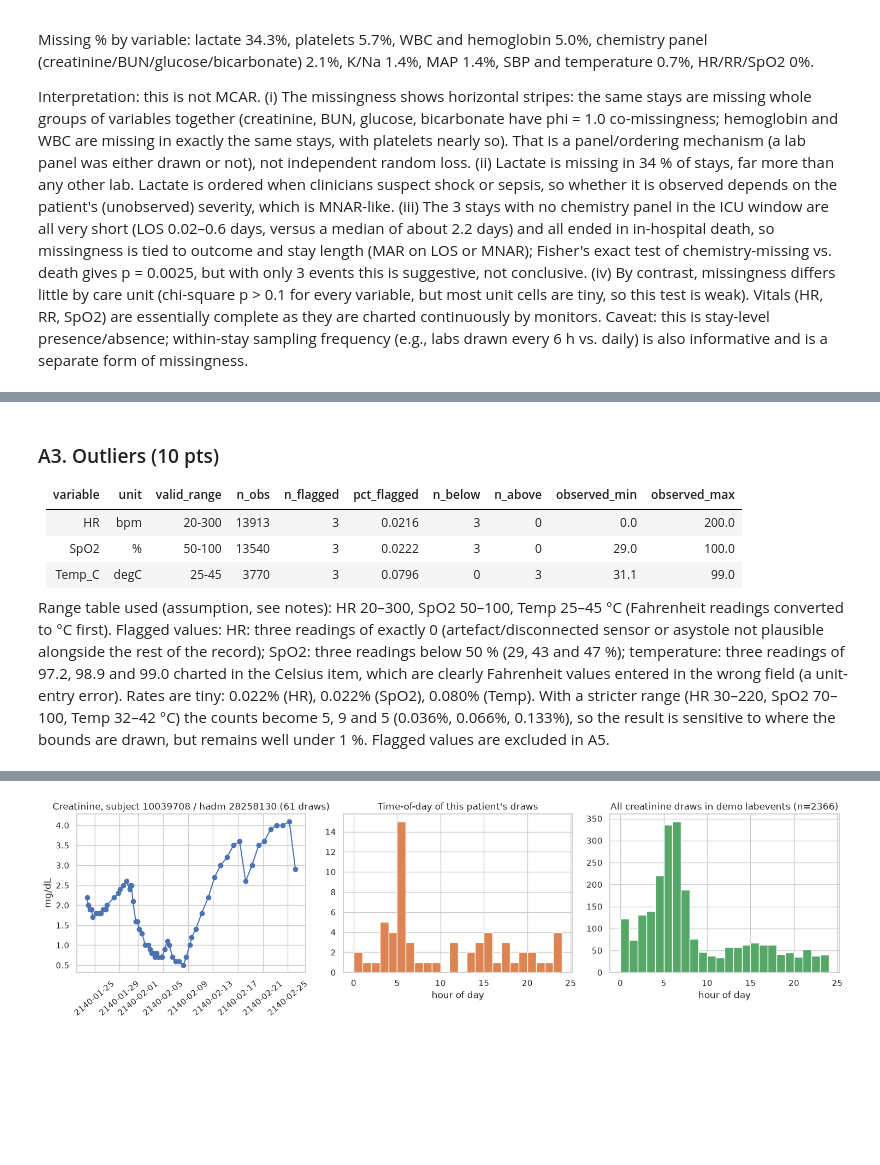
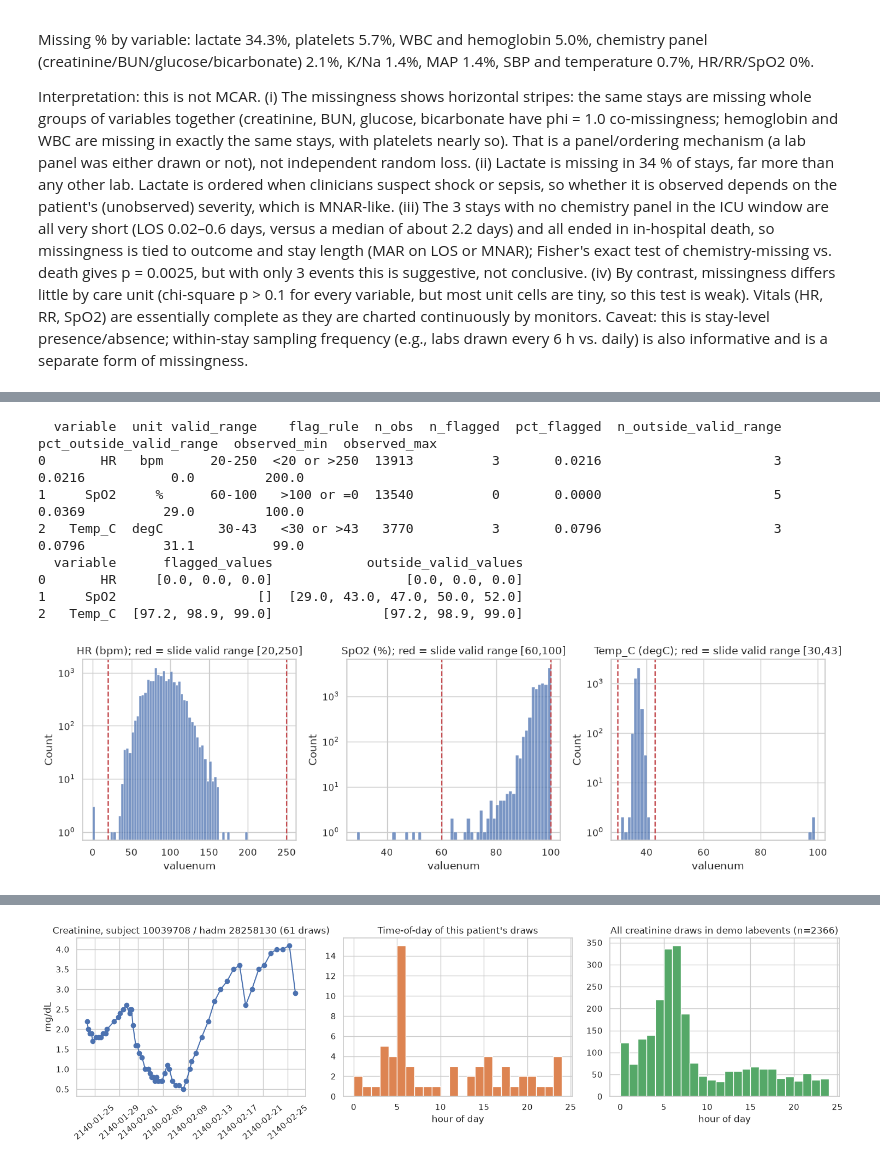
Before and after one commit to antigravitykrishna-cloud/cloudlynk, a Jupyter notebook: assignment3/Assignment3_MIMIC_EDA.ipynb, the cells around one changed output, grey strips where cells are left out. Cells and saved outputs as stored; diff of their text form; code cells hidden in the pictures; blank space fills up the shorter version.

Commit message:
Assignment 3: use Slide 55 outlier table for A3
Co-Authored-By: Claude Sonnet 5.5 <noreply@anthropic.com>
Claude-Session: https://claude.ai/code/session_019U7xD7dRNmFbb5qmqNLe8L

```diff
--- a/assignment3/Assignment3_MIMIC_EDA.ipynb
+++ b/assignment3/Assignment3_MIMIC_EDA.ipynb
@@ -292,12 +259,51 @@ save("A3_outliers.png")
-# %% [markdown]
-### A3. Outliers (10 pts)
-
-| variable | unit | valid_range | n_obs | n_flagged | pct_flagged | n_below | n_above | observed_min | observed_max |
-|---|---|---|---|---|---|---|---|---|---|
-| HR | bpm | 20-300 | 13913 | 3 | 0.0216 | 3 | 0 | 0.0 | 200.0 |
-| SpO2 | % | 50-100 | 13540 | 3 | 0.0222 | 3 | 0 | 29.0 | 100.0 |
-| Temp_C | degC | 25-45 | 3770 | 3 | 0.0796 | 0 | 3 | 31.1 | 99.0 |
-
-
-
-Range table used (assumption, see notes): HR 20–300, SpO2 50–100, Temp 25–45 °C (Fahrenheit readings converted to °C first). Flagged values: HR: three readings of exactly 0 (artefact/disconnected sensor or asystole not plausible alongside the rest of the record); SpO2: three readings below 50 % (29, 43 and 47 %); temperature: three readings of 97.2, 98.9 and 99.0 charted in the Celsius item, which are clearly Fahrenheit values entered in the wrong field (a unit-entry error). Rates are tiny: 0.022% (HR), 0.022% (SpO2), 0.080% (Temp). With a stricter range (HR 30–220, SpO2 70–100, Temp 32–42 °C) the counts become 5, 9 and 5 (0.036%, 0.066%, 0.133%), so the result is sensitive to where the bounds are drawn, but remains well under 1 %. Flagged values are excluded in A5.
+# %%
+# ----------------------------------------------------------------------------
+# A3. Outliers  --  physiologic range table from Slide 55 ("Outlier Detection:
+# Physiologically Impossible Values")
+#   Variable  Valid range  Flag condition
+#   HR        20-250 bpm   < 20 or > 250
+#   SpO2      60-100 %     > 100 or = 0
+#   Temp      30-43 degC   < 30 or > 43
+# NOTE: for SpO2 the slide's "valid range" (60-100) and its "flag condition" (>100 or =0)
+# differ. The assignment says to flag impossible values, so the headline count uses the
+# slide's FLAG CONDITION; the count under the stricter valid range is reported alongside.
+# ----------------------------------------------------------------------------
+SLIDE = {   # name: (valid_lo, valid_hi, unit, flag_rule_text, flag_function)
+    "HR":     (20, 250, "bpm", "<20 or >250", lambda x: (x < 20) | (x > 250)),
+    "SpO2":   (60, 100, "%",   ">100 or =0",  lambda x: (x > 100) | (x == 0)),
+    "Temp_C": (30, 43,  "degC", "<30 or >43", lambda x: (x < 30) | (x > 43)),
+}
+RANGES = {k: (lo, hi, u) for k, (lo, hi, u, _, _) in SLIDE.items()}   # valid ranges
+rows = []
+flagged_vals = {}
+for k, (lo, hi, u, rule, fn) in SLIDE.items():
+    s = v[v["var"] == k].valuenum
+    bad = fn(s)
+    outside = (s < lo) | (s > hi)
+    flagged_vals[k] = sorted(s[bad].round(1).tolist())
+    rows.append(dict(variable=k, unit=u, valid_range=f"{lo}-{hi}", flag_rule=rule, n_obs=len(s),
+                     n_flagged=int(bad.sum()), pct_flagged=round(100 * bad.mean(), 4),
+                     n_outside_valid_range=int(outside.sum()), pct_outside_valid_range=round(100 * outside.mean(), 4),
+                     observed_min=round(s.min(), 1), observed_max=round(s.max(), 1),
+                     flagged_values=str(flagged_vals[k]),
+                     outside_valid_values=str(sorted(s[outside].round(1).tolist()))))
+out3 = pd.DataFrame(rows); out3.to_csv(f"{OUT}/A3_outliers.csv", index=False)
+R["A3"] = rows
+print(out3.drop(columns=["flagged_values", "outside_valid_values"]).to_string())
+print(out3[["variable", "flagged_values", "outside_valid_values"]].to_string())
+fig, ax = plt.subplots(1, 3, figsize=(13, 4))
+for a_, (k, (lo, hi, u)) in zip(ax, RANGES.items()):
+    s = v[v["var"] == k].valuenum
+    sns.histplot(s, bins=60, ax=a_); a_.axvline(lo, color="r", ls="--"); a_.axvline(hi, color="r", ls="--")
+    a_.set_yscale("log"); a_.set_title(f"{k} ({u}); red = slide valid range [{lo},{hi}]")
+save("A3_outliers.png")
+# %% [output]
+  variable  unit valid_range    flag_rule  n_obs  n_flagged  pct_flagged  n_outside_valid_range  pct_outside_valid_range  observed_min  observed_max
+0       HR   bpm      20-250  <20 or >250  13913          3       0.0216                      3                   0.0216           0.0         200.0
+1     SpO2     %      60-100   >100 or =0  13540          0       0.0000                      5                   0.0369          29.0         100.0
+2   Temp_C  degC       30-43   <30 or >43   3770          3       0.0796                      3                   0.0796          31.1          99.0
+  variable      flagged_values            outside_valid_values
+0       HR     [0.0, 0.0, 0.0]                 [0.0, 0.0, 0.0]
+1     SpO2                  []  [29.0, 43.0, 47.0, 50.0, 52.0]
+2   Temp_C  [97.2, 98.9, 99.0]              [97.2, 98.9, 99.0]
+[figure, added]
```
Also changed, not shown: parts of 4 cells of this notebook, 9 other files.
